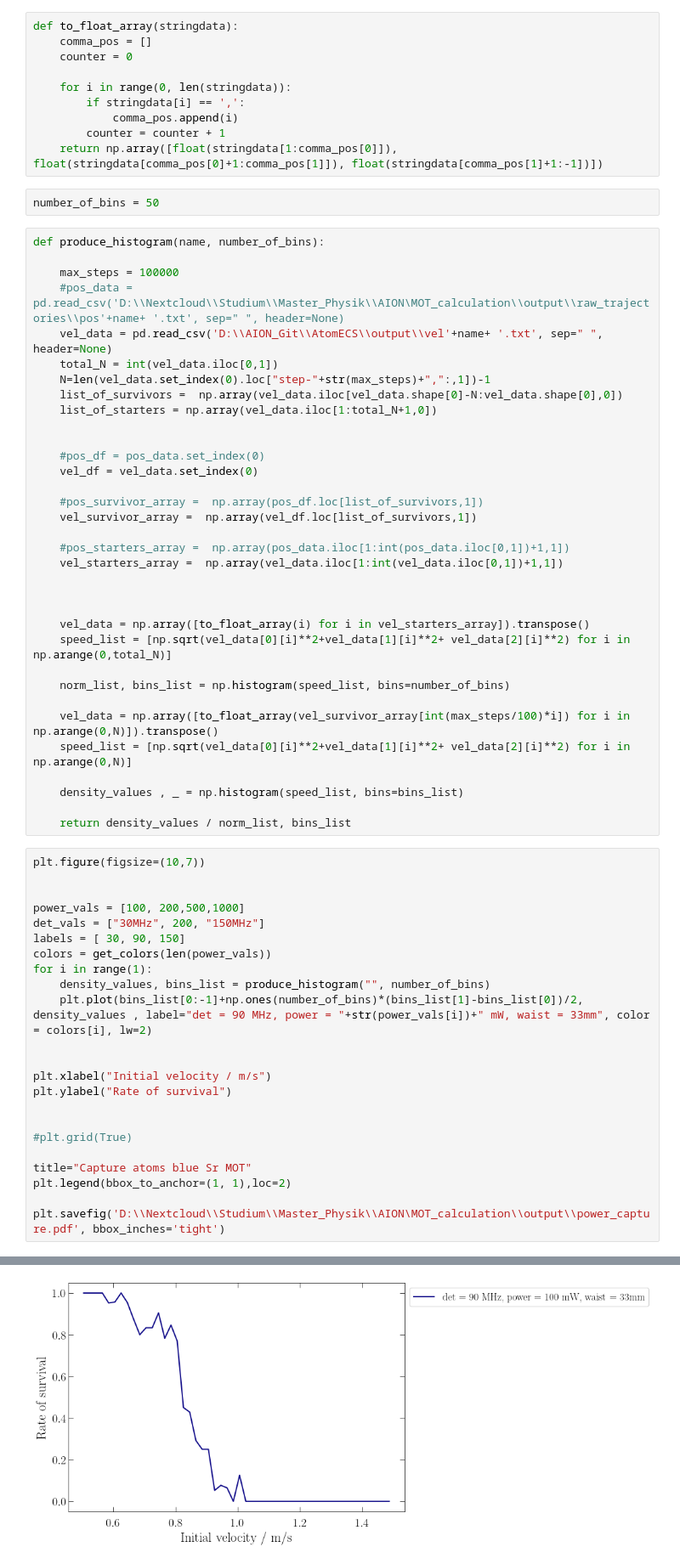
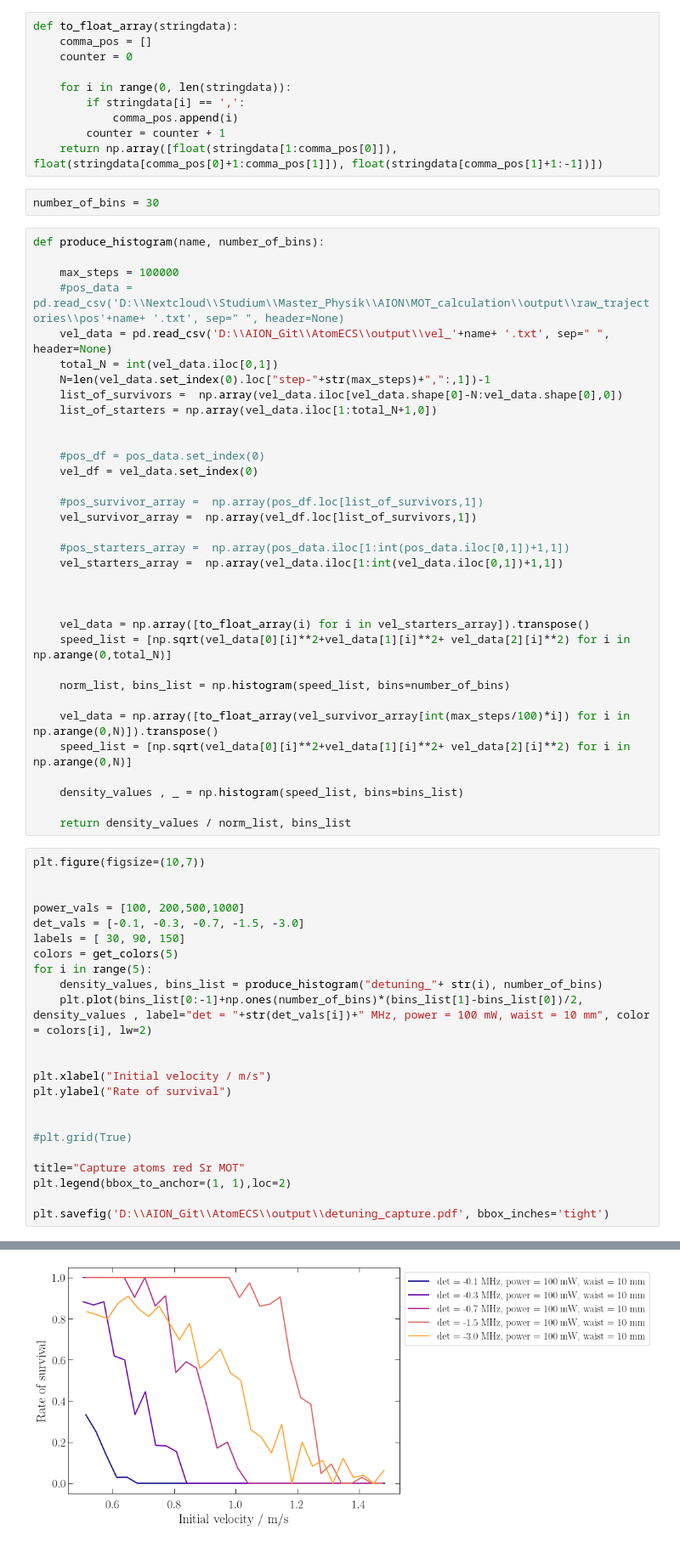
Before and after one commit to TeamAtomECS/AtomECS, a Jupyter notebook: python/Survivor_analysis.ipynb, the cells around one changed output, grey strips where cells are left out. Shown at 85% size. Saved outputs shown, nothing was run; the diff lists cells and outputs as text.

```diff
--- a/python/Survivor_analysis.ipynb
+++ b/python/Survivor_analysis.ipynb
@@ -54,13 +54,13 @@ def to_float_array(stringdata):
         counter = counter + 1
     return np.array([float(stringdata[1:comma_pos[0]]), float(stringdata[comma_pos[0]+1:comma_pos[1]]), float(stringdata[comma_pos[1]+1:-1])])
 # %%
-number_of_bins = 50
+number_of_bins = 30
 # %%
 def produce_histogram(name, number_of_bins):
 
     max_steps = 100000
     #pos_data = pd.read_csv('D:\\Nextcloud\\Studium\\Master_Physik\\AION\MOT_calculation\\output\\raw_trajectories\\pos'+name+ '.txt', sep=" ", header=None)
-    vel_data = pd.read_csv('D:\\AION_Git\\AtomECS\\output\\vel'+name+ '.txt', sep=" ", header=None)
+    vel_data = pd.read_csv('D:\\AION_Git\\AtomECS\\output\\vel_'+name+ '.txt', sep=" ", header=None)
     total_N = int(vel_data.iloc[0,1])
     N=len(vel_data.set_index(0).loc["step-"+str(max_steps)+",":,1])-1
     list_of_survivors =  np.array(vel_data.iloc[vel_data.shape[0]-N:vel_data.shape[0],0])
@@ -94,12 +94,12 @@ plt.figure(figsize=(10,7))
 
 
 power_vals = [100, 200,500,1000]
-det_vals = ["30MHz", 200, "150MHz"]
+det_vals = [-0.1, -0.3, -0.7, -1.5, -3.0]
 labels = [ 30, 90, 150]
-colors = get_colors(len(power_vals))
-for i in range(1):
-    density_values, bins_list = produce_histogram("", number_of_bins)
-    plt.plot(bins_list[0:-1]+np.ones(number_of_bins)*(bins_list[1]-bins_list[0])/2, density_values , label="det = 90 MHz, power = "+str(power_vals[i])+" mW, waist = 33mm", color = colors[i], lw=2)
+colors = get_colors(5)
+for i in range(5):
+    density_values, bins_list = produce_histogram("detuning_"+ str(i), number_of_bins)
+    plt.plot(bins_list[0:-1]+np.ones(number_of_bins)*(bins_list[1]-bins_list[0])/2, density_values , label="det = "+str(det_vals[i])+" MHz, power = 100 mW, waist = 10 mm", color = colors[i], lw=2)
 
 
 plt.xlabel("Initial velocity / m/s")
@@ -108,8 +108,8 @@ plt.ylabel("Rate of survival")
 
 #plt.grid(True)
 
-title="Capture atoms blue Sr MOT"
+title="Capture atoms red Sr MOT"
 plt.legend(bbox_to_anchor=(1, 1),loc=2)
 
-plt.savefig('D:\\Nextcloud\\Studium\\Master_Physik\\AION\MOT_calculation\\output\\power_capture.pdf', bbox_inches='tight')
+plt.savefig('D:\\AION_Git\\AtomECS\\output\\detuning_capture.pdf', bbox_inches='tight')
 # %% [output]
@@ -117 +116 @@ findfont: Font family ['serif'] not found. Falling back to DejaVu Sans.
-[figure, old version]
+[figure, new version]
```
Also changed, not shown: parts of 1 cell of this notebook, 7 other files.
